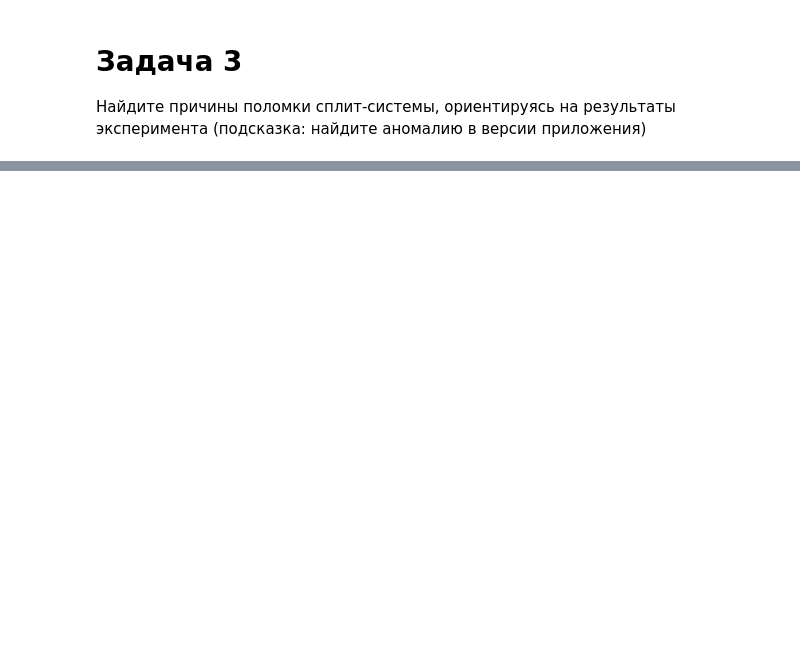
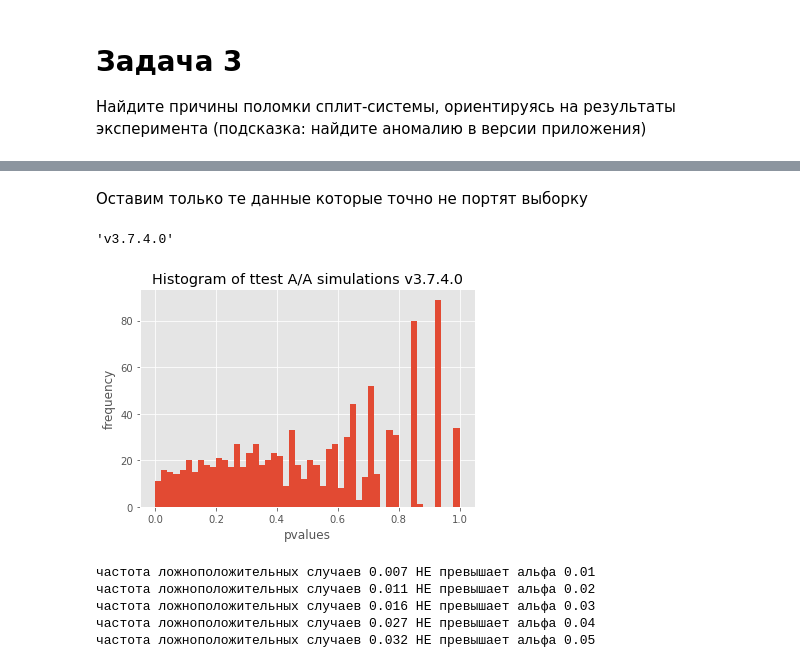
Before and after one commit to PavelSyr/da_karpov.cources, a Jupyter notebook: analitycs/05_statistics/10_AA_tests/mini_project/kc_da23_statistics_05_lesson_10.ipynb, the cells around one changed output, grey strips where cells are left out. Cells and saved outputs as stored; diff of their text form; code cells hidden in the pictures; blank space fills up the shorter version.

```diff
--- a/analitycs/05_statistics/10_AA_tests/mini_project/kc_da23_statistics_05_lesson_10.ipynb
+++ b/analitycs/05_statistics/10_AA_tests/mini_project/kc_da23_statistics_05_lesson_10.ipynb
@@ -103,0 +234,2 @@ get_wrong_alpha_level(fpr, alphas)
+# %% [markdown]
+Оставим только те данные которые точно не портят выборку
@@ -103,0 +238,26 @@ get_wrong_alpha_level(fpr, alphas)
+# %%
+df_clear = df.query('version not in @wrong_versions')
+
+ver_str = ', '.join(df_clear.version.unique())
+ver_str
+# %% [output]
+'v3.7.4.0'
+# %%
+# разделим выборки
+a1 = df_clear.query('experimentVariant == 0').purchase
+a2 = df_clear.query('experimentVariant == 1').purchase
+
+# запустим AA тест
+aa_pvalues_v2 = get_aa_pvalues(a1, a2, simulations, n_s, ver_str)
+# %% [output]
+[figure, added]
+# %%
+alphas = [0.01, 0.02, 0.03, 0.04, 0.05]
+fpr_v2 = get_fpr_by_alpha(aa_pvalues_v2, alphas)
+print_conglusion_by_fpr(fpr_v2)
+# %% [output]
+частота ложноположительных случаев 0.007 НЕ превышает альфа 0.01
+частота ложноположительных случаев 0.011 НЕ превышает альфа 0.02
+частота ложноположительных случаев 0.016 НЕ превышает альфа 0.03
+частота ложноположительных случаев 0.027 НЕ превышает альфа 0.04
+частота ложноположительных случаев 0.032 НЕ превышает альфа 0.05
```
Also changed, not shown: parts of 30 cells of this notebook.
